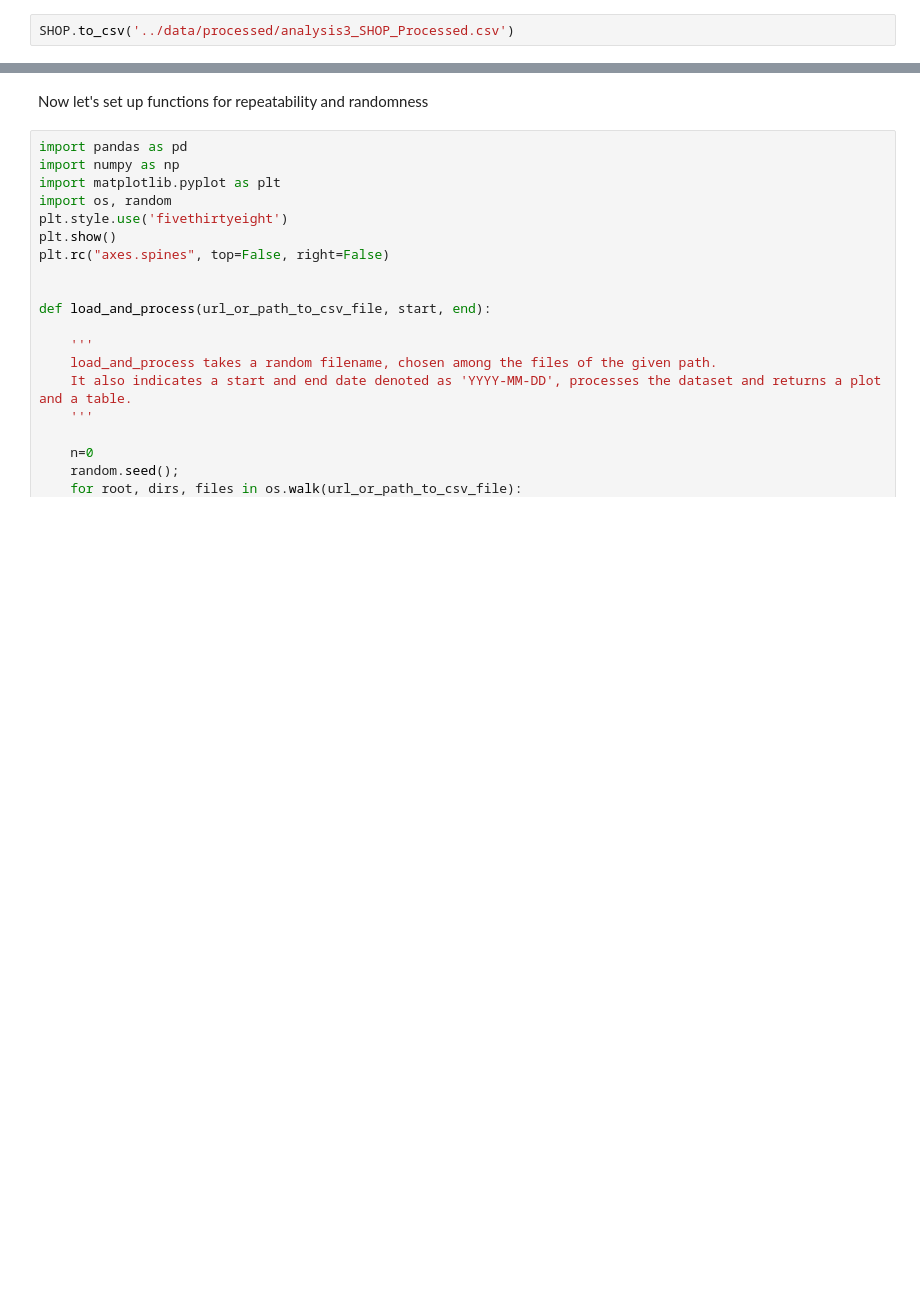
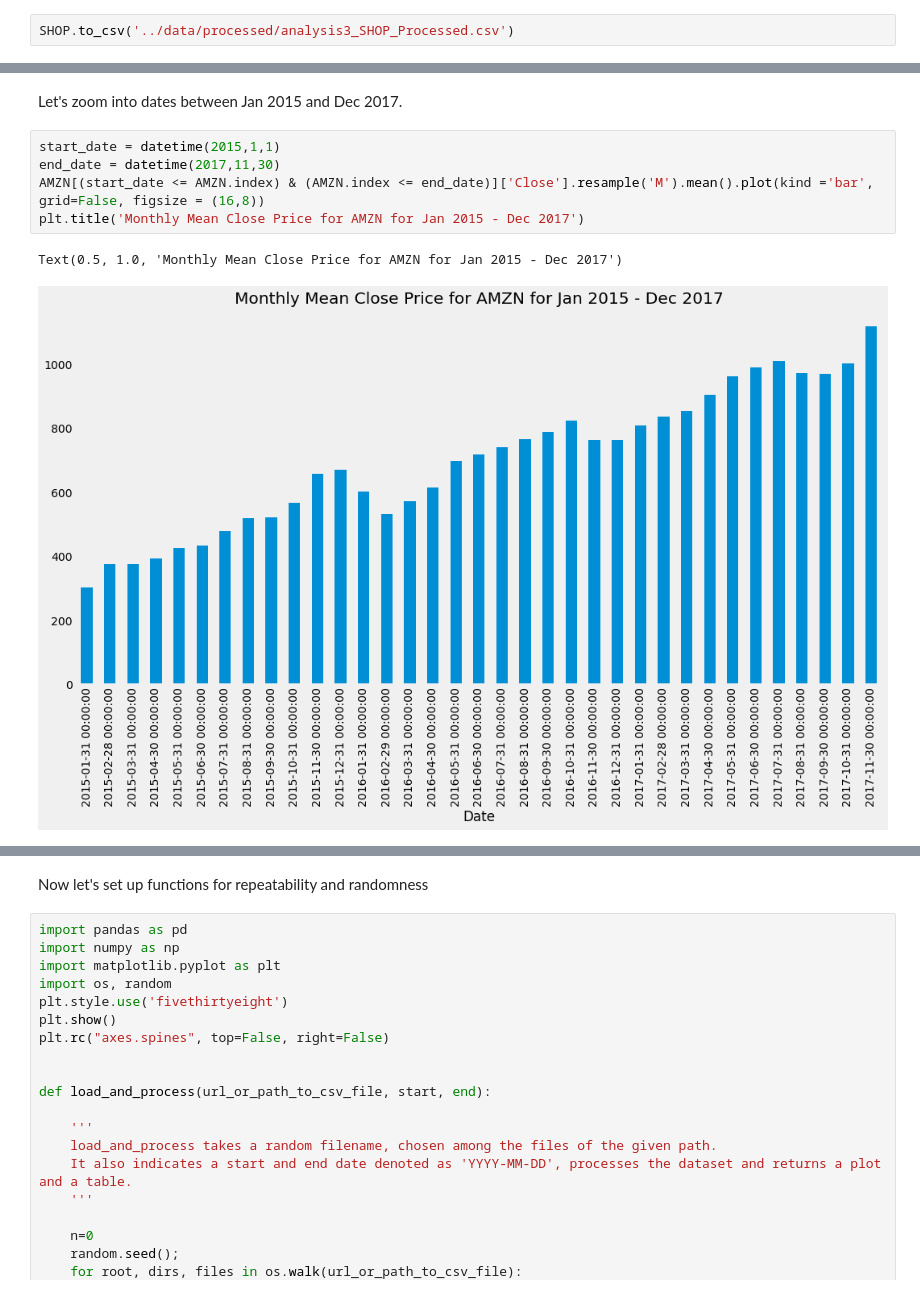
Before and after one commit to ubco-W2021T1-data301/project-group21-project, a Jupyter notebook: notebooks/analysis3.ipynb, the cells around one changed output, grey strips where cells are left out. Cells and saved outputs as stored; diff of their text form; blank space fills up the shorter version.

```diff
--- a/notebooks/analysis3.ipynb
+++ b/notebooks/analysis3.ipynb
@@ -230,0 +260,10 @@ SHOP.to_csv('../data/processed/analysis3_SHOP_Processed.csv')
+# %% [markdown]
+Let's zoom into dates between Jan 2015 and Dec 2017.
+# %%
+start_date = datetime(2015,1,1)
+end_date = datetime(2017,11,30)
+AMZN[(start_date <= AMZN.index) & (AMZN.index <= end_date)]['Close'].resample('M').mean().plot(kind ='bar', grid=False, figsize = (16,8))
+plt.title('Monthly Mean Close Price for AMZN for Jan 2015 - Dec 2017')
+# %% [output]
+Text(0.5, 1.0, 'Monthly Mean Close Price for AMZN for Jan 2015 - Dec 2017')
+[figure, added]
```
Also changed, not shown: parts of 17 cells of this notebook, 4 other files.
